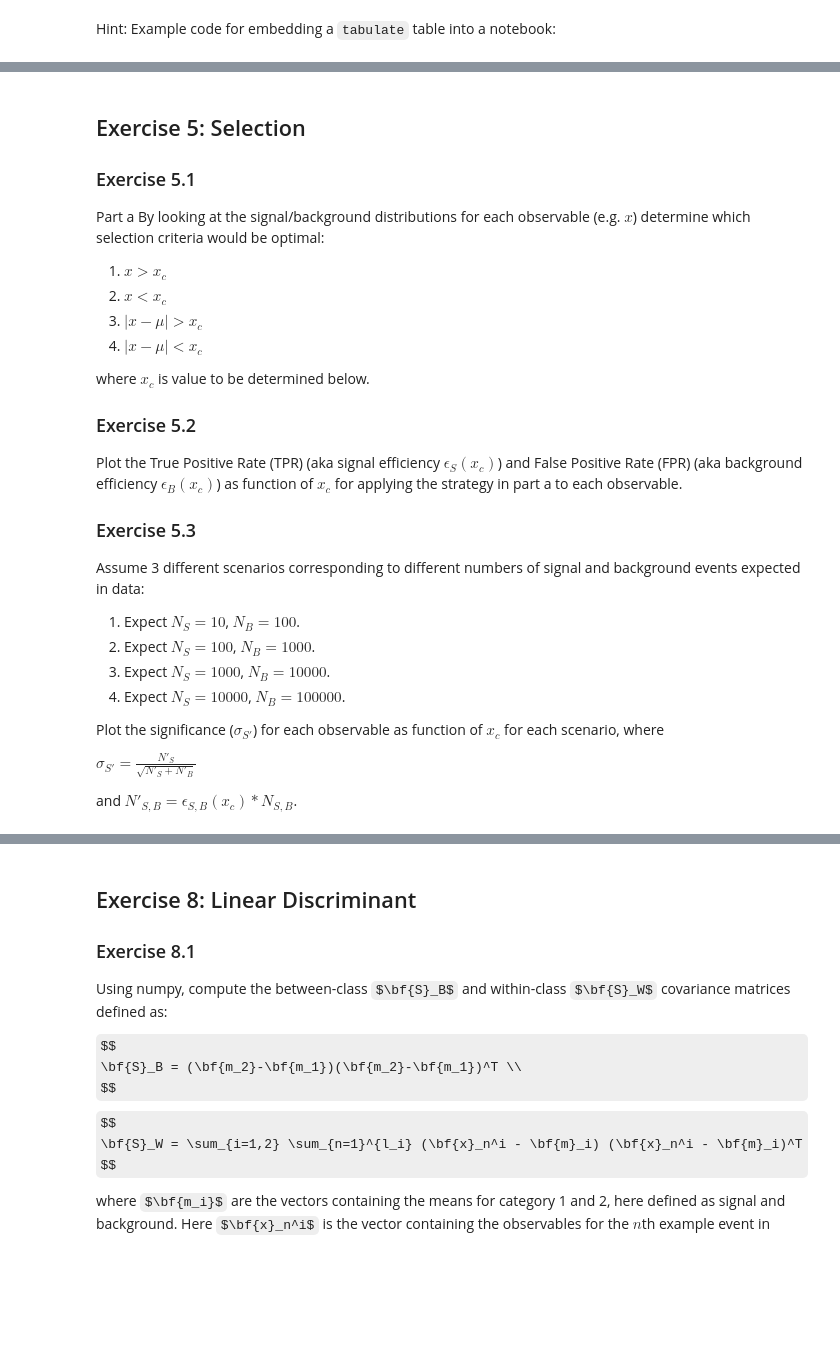
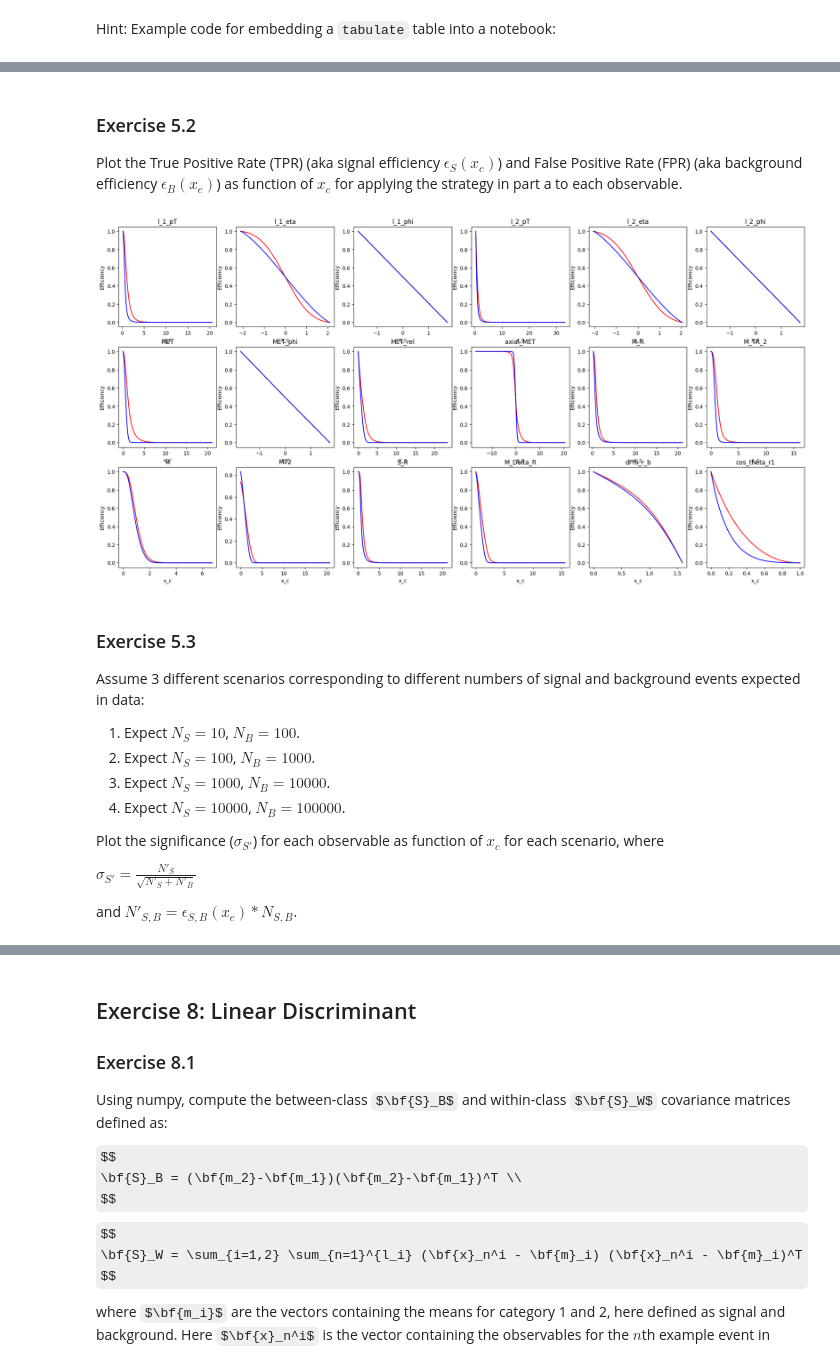
Before and after one commit to AnhkHuynh/DATA3402.Spring.2026, a Jupyter notebook: Labs/Lab.7/Lab.7.ipynb, the cells around one changed output, grey strips where cells are left out. Saved outputs shown, nothing was run; the diff lists cells and outputs as text; code cells hidden in the pictures; some formulas as TeX source; blank space fills up the shorter version.

```diff
--- a/Labs/Lab.7/Lab.7.ipynb
+++ b/Labs/Lab.7/Lab.7.ipynb
@@ -477,22 +578,39 @@ display(HTML(tabulate.tabulate(table, tablefmt='html', headers=["X","Y","Z"])))
+# %% [markdown]
+### Exercise 5.2
+
+Plot the True Positive Rate (TPR) (aka signal efficiency $\epsilon_S(x_c)$) and False Positive Rate (FPR) (aka background efficiency $\epsilon_B(x_c)$) as function of $x_c$ for applying the strategy in part a to each observable.
+# %%
+# lets use X > Xc for our distribution
+# plot the true positive rate (signal efficiency) vs false positive rate (background efficiency) for different values
+
+# All variables except signal column
+all_vars = VarNames[1:]
+
+# Number of threshold points to test
+thresholds_n = 100
+
+fig, axes = plt.subplots(3, 6, figsize=(24, 12))
+axes = axes.flatten()
+
+for idx, var in enumerate(all_vars):
+    thresholds = np.linspace(df[var].min(), df[var].max(), thresholds_n)
+
+    tpr = []
+    fpr = []
+
+    for xc in thresholds:
+        tpr.append((df_sig[var] > xc).sum() / len(df_sig))
+        fpr.append((df_bkg[var] > xc).sum() / len(df_bkg))
+
+    axes[idx].plot(thresholds, tpr, color='red', label='Signal efficiency εS')
+    axes[idx].plot(thresholds, fpr, color='blue', label='Background efficiency εB')
+
+    axes[idx].set_title(var)
+    axes[idx].set_xlabel('x_c')
+    axes[idx].set_ylabel('Efficiency')
+# %% [output]
+[figure, added]
 # %% [markdown]
-## Exercise 5: Selection
-
-### Exercise 5.1
-
-Part a
-By looking at the signal/background distributions for each observable (e.g. $x$) determine which selection criteria would be optimal:
-
-1. $x > x_c$
-2. $x < x_c$
-3. $|x - \mu| > x_c$
-4. $|x - \mu| < x_c$
-
-where $x_c$ is value to be determined below.
-
-### Exercise 5.2
-
-Plot the True Positive Rate (TPR) (aka signal efficiency $\epsilon_S(x_c)$) and False Positive Rate (FPR) (aka background efficiency $\epsilon_B(x_c)$) as function of $x_c$ for applying the strategy in part a to each observable.
-
 ### Exercise 5.3
 Assume 3 different scenarios corresponding to different numbers of signal and background events expected in data:
 
```
Also changed, not shown: parts of 28 cells of this notebook.
